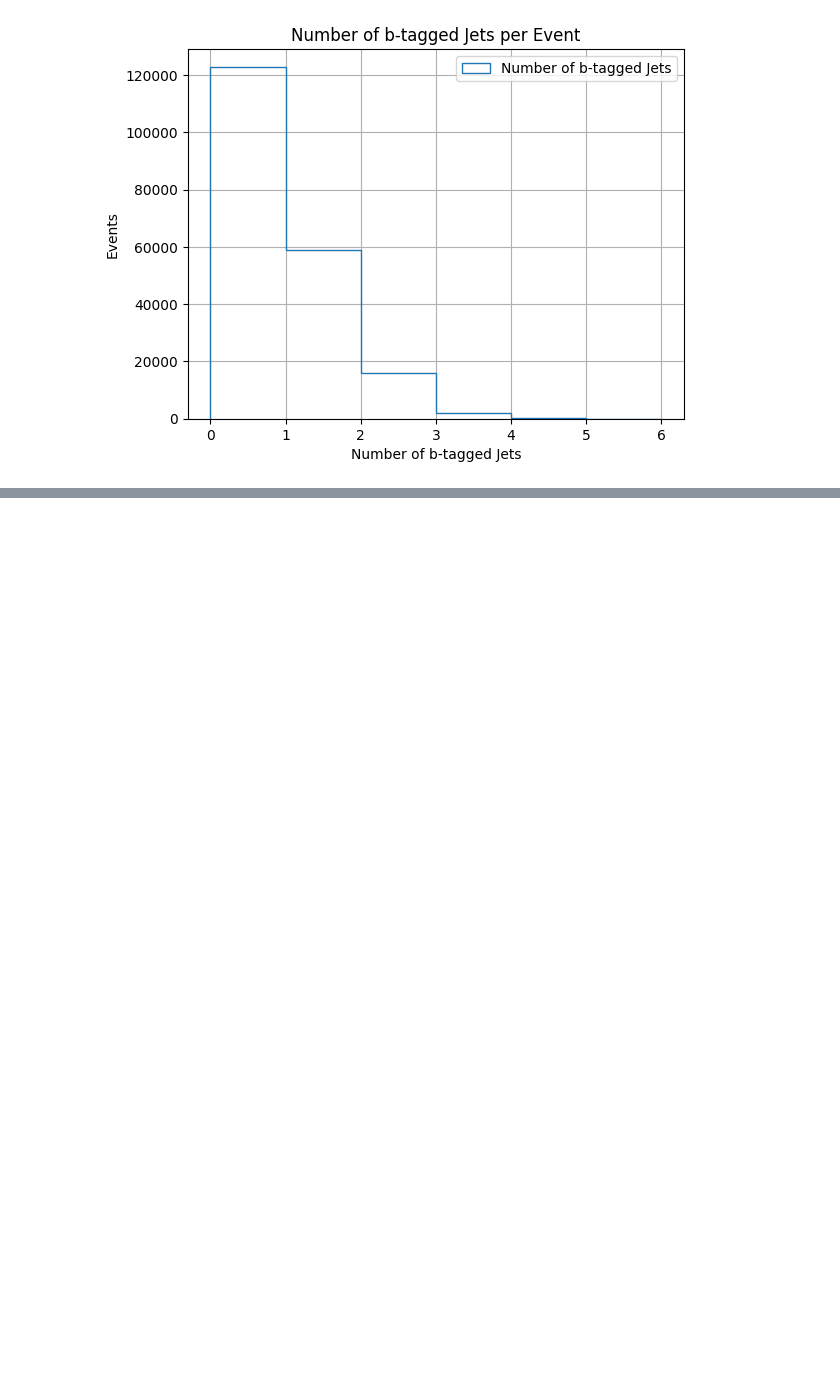
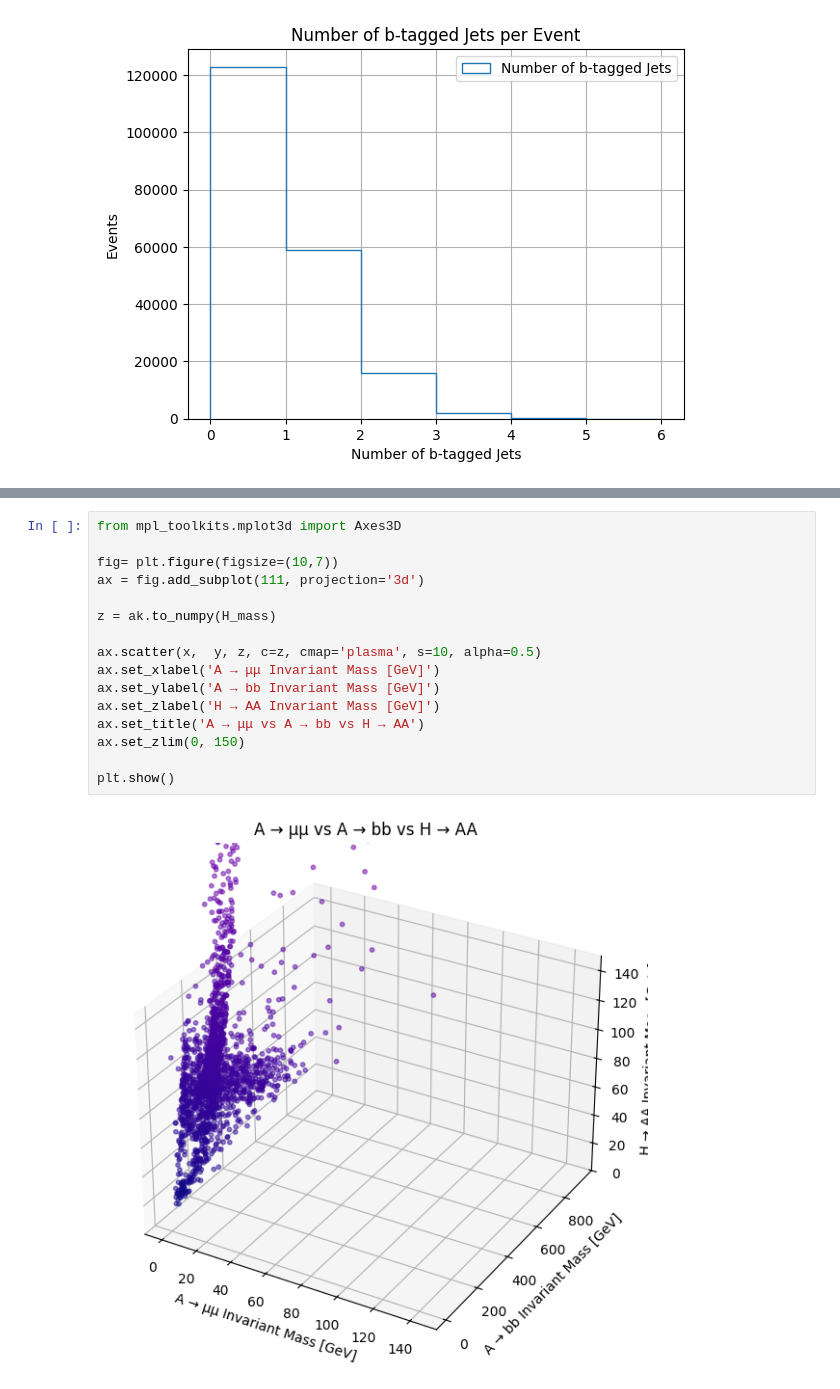
Before and after one commit to Trace-Zero/Simulated-dataset-HToAATo2Mu2B, a Jupyter notebook: MS_Collaboration_(2024)_Simulated_dataset_HToAATo2Mu2B_MA25_TuneCP5_13TeV_madgraph_pythia8_in_NANOAODSIM_format_for_2016_collision_open_data.ipynb, the cells around one changed output, grey strips where cells are left out. Drawn from its saved outputs; the diff is of its cells as text; blank space fills up the shorter version.

```diff
--- a/MS_Collaboration_(2024)_Simulated_dataset_HToAATo2Mu2B_MA25_TuneCP5_13TeV_madgraph_pythia8_in_NANOAODSIM_format_for_2016_collision_open_data.ipynb
+++ b/MS_Collaboration_(2024)_Simulated_dataset_HToAATo2Mu2B_MA25_TuneCP5_13TeV_madgraph_pythia8_in_NANOAODSIM_format_for_2016_collision_open_data.ipynb
@@ -407,0 +436,18 @@ plt.show()
+# %%
+from mpl_toolkits.mplot3d import Axes3D
+
+fig= plt.figure(figsize=(10,7))
+ax = fig.add_subplot(111, projection='3d')
+
+z = ak.to_numpy(H_mass)
+
+ax.scatter(x,  y, z, c=z, cmap='plasma', s=10, alpha=0.5)
+ax.set_xlabel('A → μμ Invariant Mass [GeV]')
+ax.set_ylabel('A → bb Invariant Mass [GeV]')
+ax.set_zlabel('H → AA Invariant Mass [GeV]')
+ax.set_title('A → μμ vs A → bb vs H → AA')
+ax.set_zlim(0, 150)
+
+plt.show()
+# %% [output]
+[figure, added]
```
Also changed, not shown: parts of 6 cells of this notebook.
